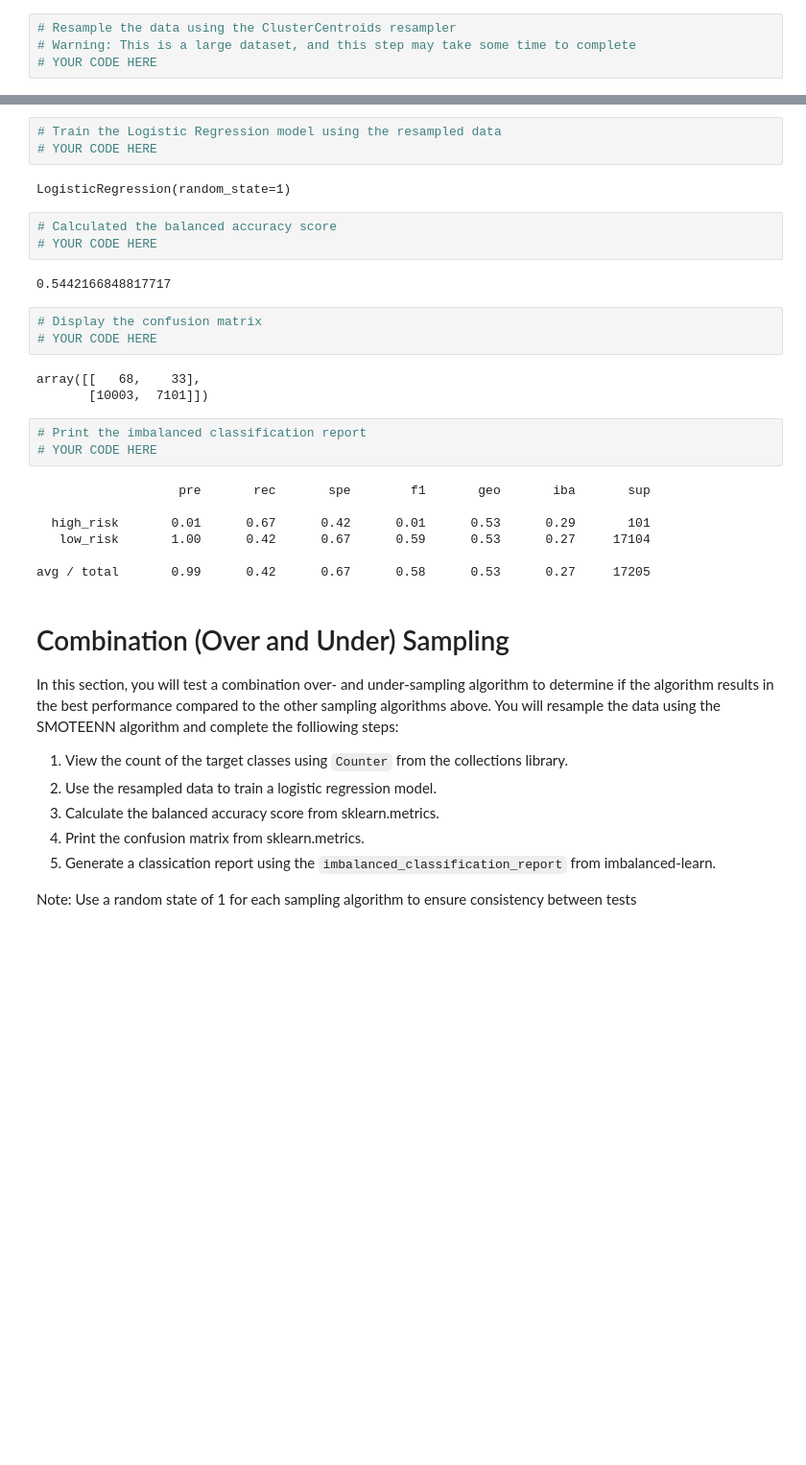
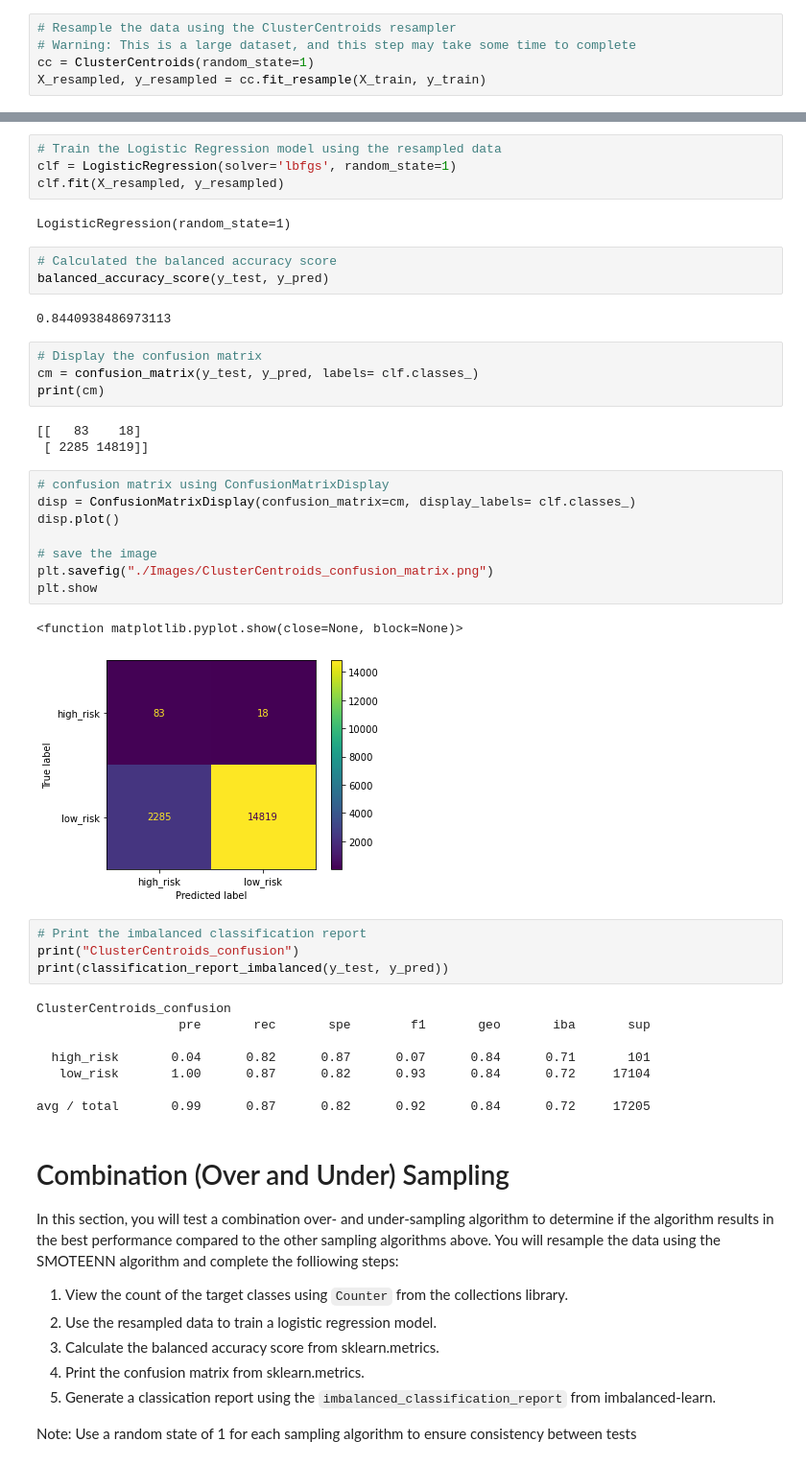
Before and after one commit to pavelt224/Credit_Risk_Analysis, a Jupyter notebook: credit_risk_resampling.ipynb, the cells around one changed output, grey strips where cells are left out. Shown: that part at 96% size. Drawn from its saved outputs; the diff is of its cells as text; blank space fills up the shorter version.

```diff
--- a/credit_risk_resampling.ipynb
+++ b/credit_risk_resampling.ipynb
@@ -593,4 +660,5 @@ Note: Use a random state of 1 for each sampling algorithm to ensure consistency
 # %%
 # Resample the data using the ClusterCentroids resampler
 # Warning: This is a large dataset, and this step may take some time to complete
-# YOUR CODE HERE
+cc = ClusterCentroids(random_state=1)
+X_resampled, y_resampled = cc.fit_resample(X_train, y_train)
@@ -599,29 +665,44 @@ Counter({'loan_status': 1})
 # %%
 # Train the Logistic Regression model using the resampled data
-# YOUR CODE HERE
+clf = LogisticRegression(solver='lbfgs', random_state=1)
+clf.fit(X_resampled, y_resampled)
 # %% [output]
 LogisticRegression(random_state=1)
 # %%
 # Calculated the balanced accuracy score
-# YOUR CODE HERE
+balanced_accuracy_score(y_test, y_pred)
 # %% [output]
-0.5442166848817717
+0.8440938486973113
 # %%
 # Display the confusion matrix
-# YOUR CODE HERE
+cm = confusion_matrix(y_test, y_pred, labels= clf.classes_)
+print(cm)
 # %% [output]
-array([[   68,    33],
-       [10003,  7101]])
+[[   83    18]
+ [ 2285 14819]]
+# %%
+# confusion matrix using ConfusionMatrixDisplay
+disp = ConfusionMatrixDisplay(confusion_matrix=cm, display_labels= clf.classes_)
+disp.plot()
+
+# save the image
+plt.savefig("./Images/ClusterCentroids_confusion_matrix.png")
+plt.show
+# %% [output]
+<function matplotlib.pyplot.show(close=None, block=None)>
+[figure, added]
 # %%
 # Print the imbalanced classification report
-# YOUR CODE HERE
+print("ClusterCentroids_confusion")
+print(classification_report_imbalanced(y_test, y_pred))
 # %% [output]
+ClusterCentroids_confusion
                    pre       rec       spe        f1       geo       iba       sup
 
-  high_risk       0.01      0.67      0.42      0.01      0.53      0.29       101
-   low_risk       1.00      0.42      0.67      0.59      0.53      0.27     17104
+  high_risk       0.04      0.82      0.87      0.07      0.84      0.71       101
+   low_risk       1.00      0.87      0.82      0.93      0.84      0.72     17104
 
-avg / total       0.99      0.42      0.67      0.58      0.53      0.27     17205
+avg / total       0.99      0.87      0.82      0.92      0.84      0.72     17205
 # %% [markdown]
 # Combination (Over and Under) Sampling
 
```
Also changed, not shown: parts of 21 cells of this notebook, 3 other files.
